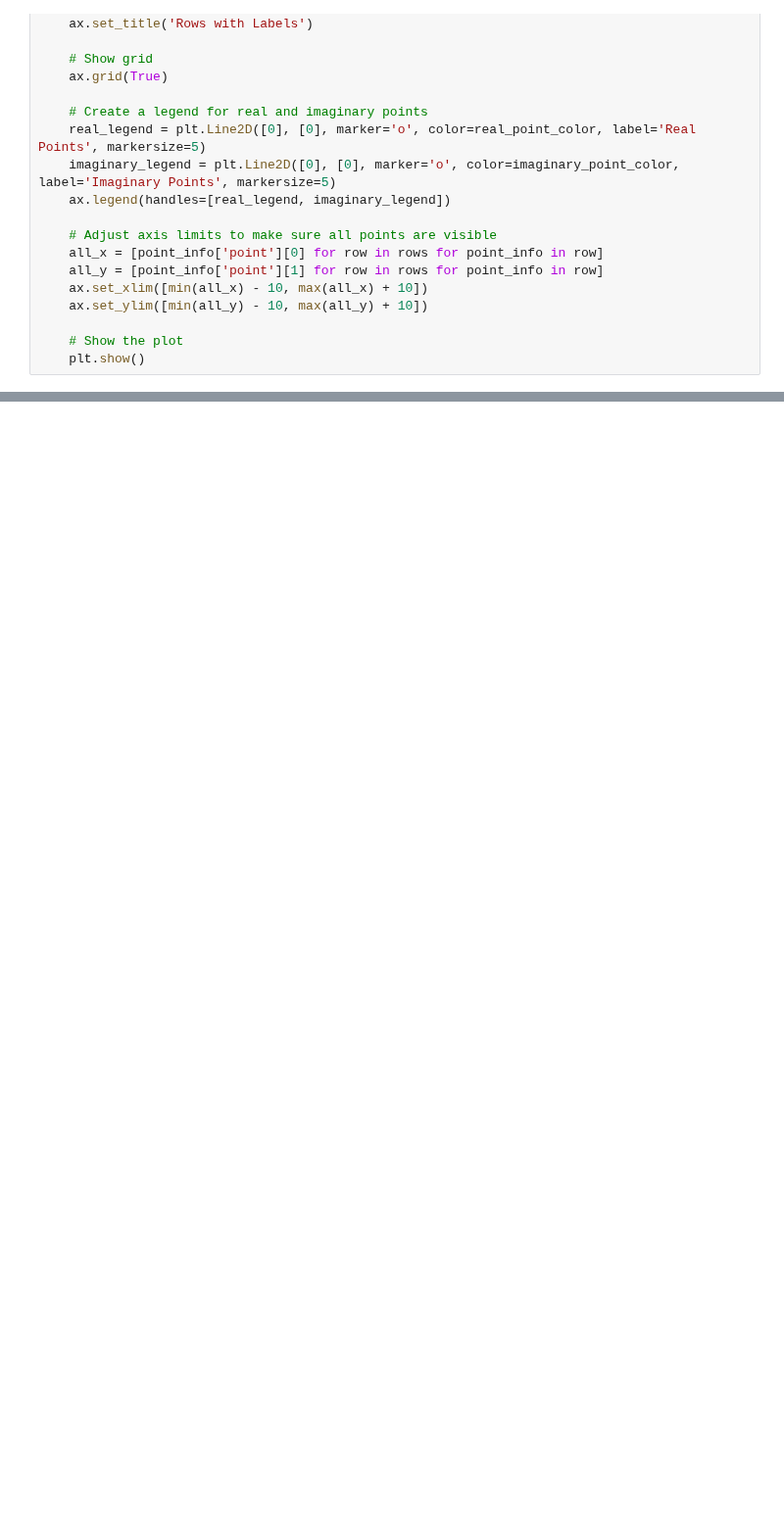
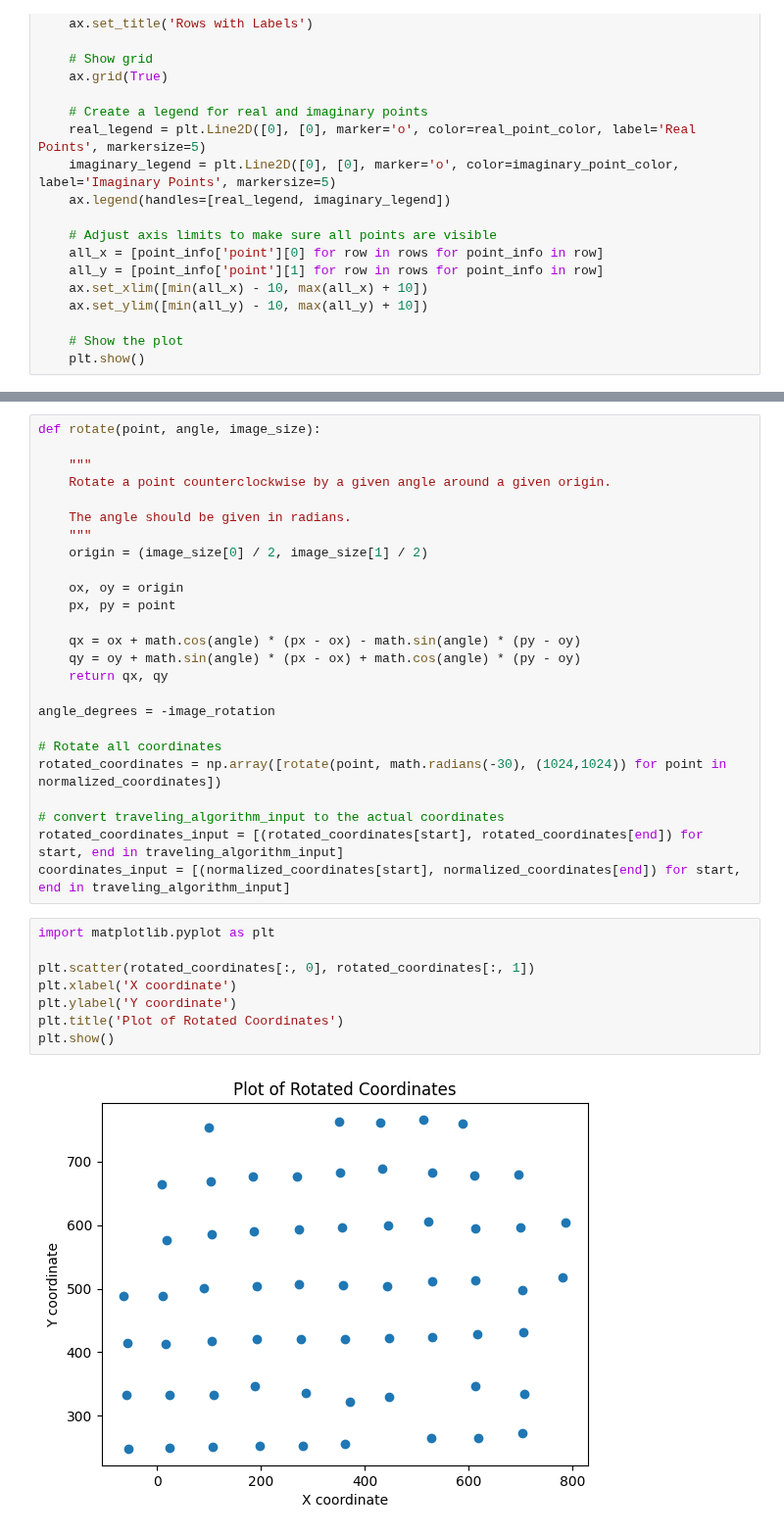
Before and after one commit to aaronge-2020/Microarray-Dearraying, a Jupyter notebook: delaunay_triangle_gridding.ipynb, the cells around one changed output, grey strips where cells are left out. Shown at 98% size. Drawn from its saved outputs; the diff is of its cells as text; blank space fills up the shorter version.

```diff
--- a/delaunay_triangle_gridding.ipynb
+++ b/delaunay_triangle_gridding.ipynb
@@ -838,0 +790,35 @@ coordinates_input = [(normalized_coordinates[start], normalized_coordinates[end]
+# %%
+def rotate(point, angle, image_size):
+
+    """
+    Rotate a point counterclockwise by a given angle around a given origin.
+
+    The angle should be given in radians.
+    """
+    origin = (image_size[0] / 2, image_size[1] / 2)
+
+    ox, oy = origin
+    px, py = point
+
+    qx = ox + math.cos(angle) * (px - ox) - math.sin(angle) * (py - oy)
+    qy = oy + math.sin(angle) * (px - ox) + math.cos(angle) * (py - oy)
+    return qx, qy
+
+angle_degrees = -image_rotation
+
+# Rotate all coordinates
+rotated_coordinates = np.array([rotate(point, math.radians(-30), (1024,1024)) for point in normalized_coordinates])
+
+# convert traveling_algorithm_input to the actual coordinates
+rotated_coordinates_input = [(rotated_coordinates[start], rotated_coordinates[end]) for start, end in traveling_algorithm_input]
+coordinates_input = [(normalized_coordinates[start], normalized_coordinates[end]) for start, end in traveling_algorithm_input]
+# %%
+import matplotlib.pyplot as plt
+
+plt.scatter(rotated_coordinates[:, 0], rotated_coordinates[:, 1])
+plt.xlabel('X coordinate')
+plt.ylabel('Y coordinate')
+plt.title('Plot of Rotated Coordinates')
+plt.show()
+# %% [output]
+[figure, added]
```
Also changed, not shown: parts of 11 cells of this notebook, 1 other file.
